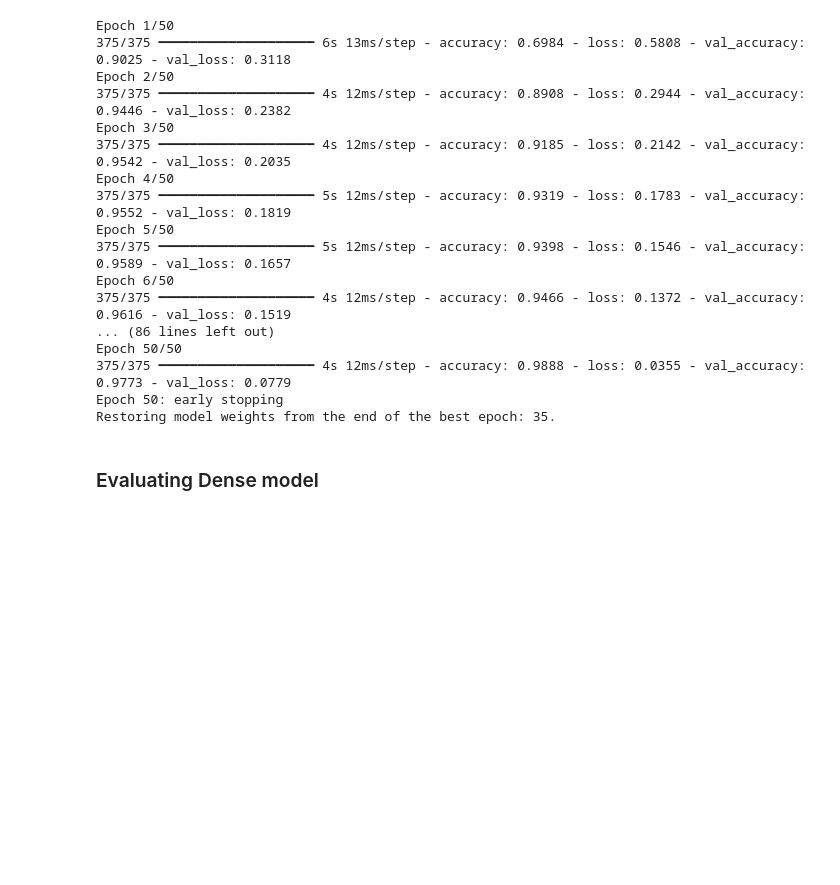
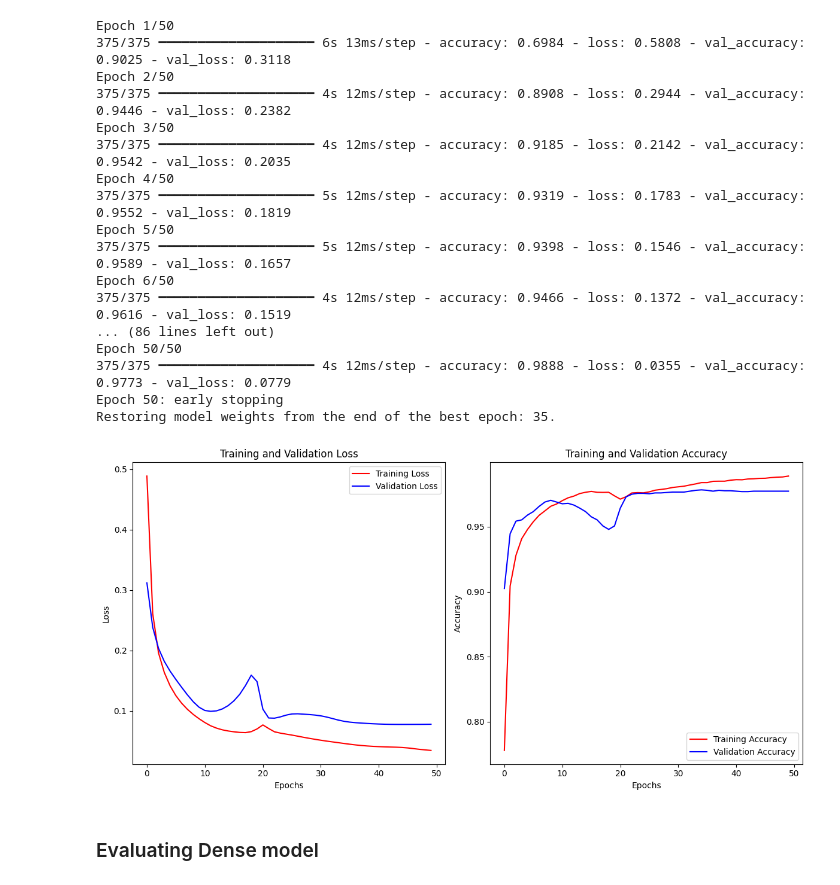
Before and after one commit to AdbulrhmanEldeeb/phishing_emails_detection, a Jupyter notebook: phishing-emails.ipynb, the cells around one changed output. Cells and saved outputs as stored; diff of their text form; code cells hidden in the pictures; blank space fills up the shorter version.

```diff
--- a/phishing-emails.ipynb
+++ b/phishing-emails.ipynb
@@ -1815,6 +1815,13 @@ Epoch 50/50
 375/375 ━━━━━━━━━━━━━━━━━━━━ 4s 12ms/step - accuracy: 0.9888 - loss: 0.0355 - val_accuracy: 0.9773 - val_loss: 0.0779
 Epoch 50: early stopping
 Restoring model weights from the end of the best epoch: 35.
+# %%
+# plotting training curves for Dense model
+
+
+plot_loss_and_accuracy_curves(dense_model_history)
+# %% [output]
+[figure, added]
 # %% [markdown]
 ### Evaluating Dense model
 # %%
```
